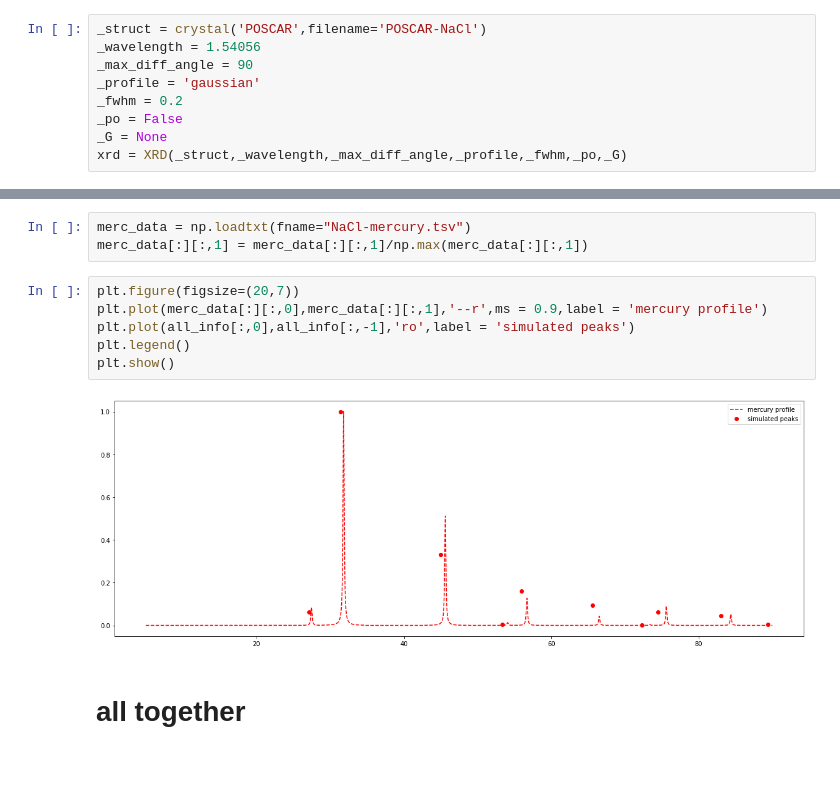
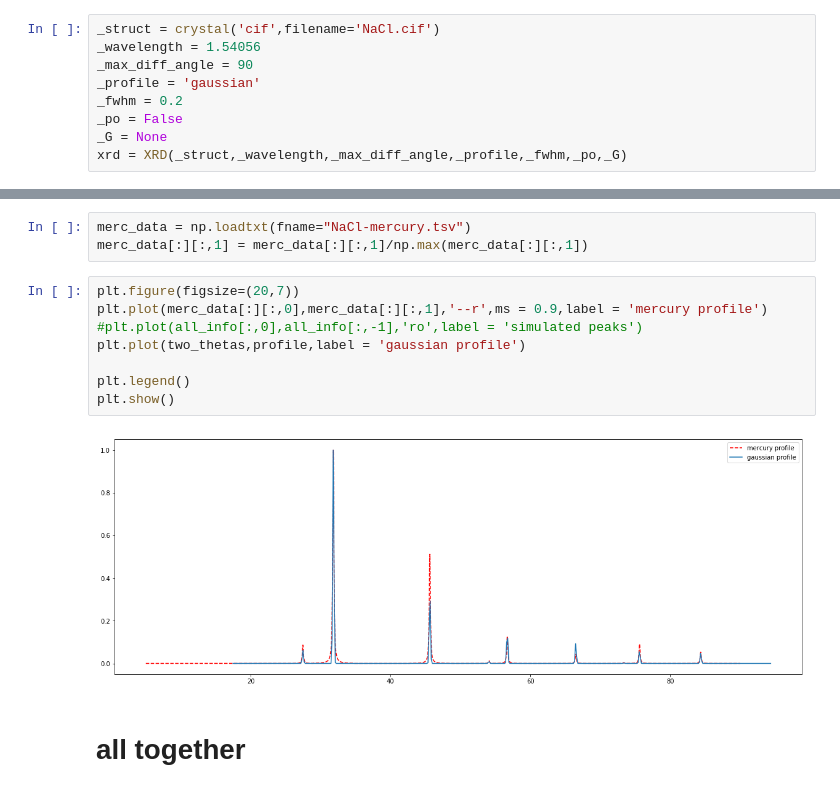
Before and after one commit to qzhu2017/XRD, a Jupyter notebook: similarity.ipynb, the cells around one changed output, grey strips where cells are left out. Cells and saved outputs as stored; diff of their text form; blank space fills up the shorter version.

Commit message:
Using the same structure for PXRD comparison

```diff
--- a/similarity.ipynb
+++ b/similarity.ipynb
@@ -12,7 +12,7 @@ from XRD import Element, crystal, XRD
 import numpy as np
 import matplotlib.pyplot as plt
 # %%
-_struct = crystal('POSCAR',filename='POSCAR-NaCl')
+_struct = crystal('cif',filename='NaCl.cif')
 _wavelength = 1.54056
 _max_diff_angle = 90
 _profile = 'gaussian'
@@ -54,11 +57,13 @@ merc_data[:][:,1] = merc_data[:][:,1]/np.max(merc_data[:][:,1])
 # %%
 plt.figure(figsize=(20,7))
 plt.plot(merc_data[:][:,0],merc_data[:][:,1],'--r',ms = 0.9,label = 'mercury profile')
-plt.plot(all_info[:,0],all_info[:,-1],'ro',label = 'simulated peaks')
+#plt.plot(all_info[:,0],all_info[:,-1],'ro',label = 'simulated peaks')
+plt.plot(two_thetas,profile,label = 'gaussian profile')
+
 plt.legend()
 plt.show()
 # %% [output]
-[figure, old version]
+[figure, new version]
 # %% [markdown]
 # all together
 # %%
```
Also changed, not shown: parts of 3 cells of this notebook.
